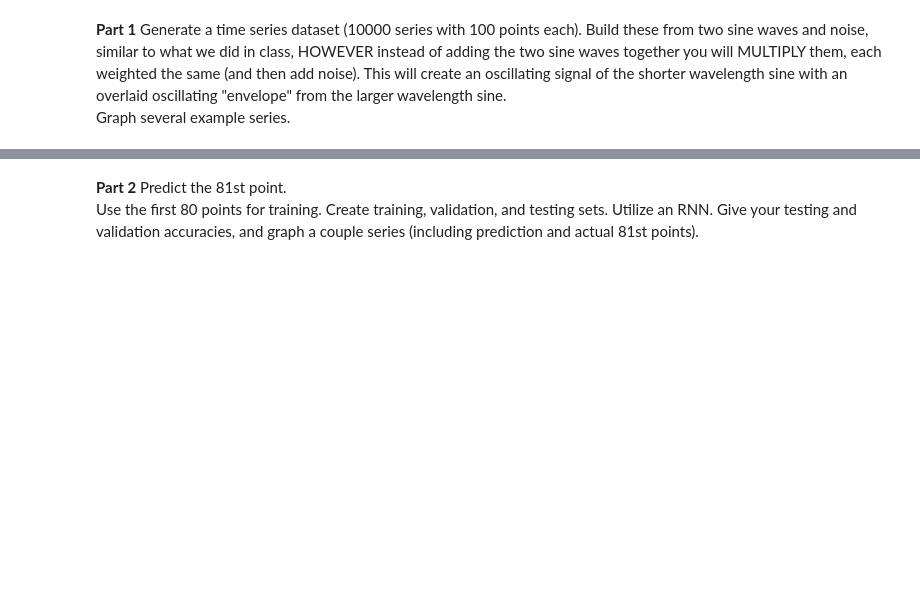
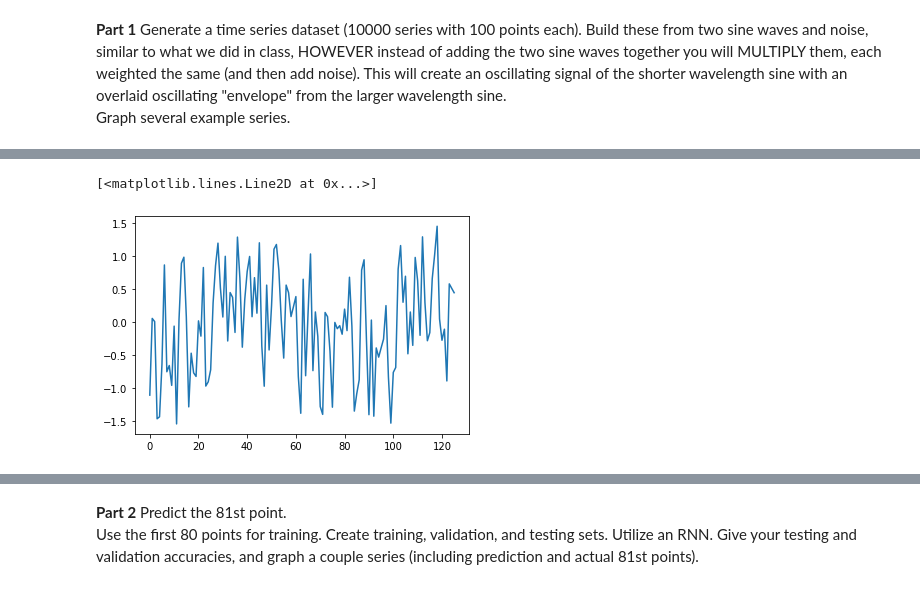
Before and after one commit to NeymanThomas/4499-Assignments, a Jupyter notebook: Homework-5/Homework_5.ipynb, the cells around one changed output, grey strips where cells are left out. Saved outputs shown, nothing was run; the diff lists cells and outputs as text; code cells hidden in the pictures; blank space fills up the shorter version.

```diff
--- a/Homework-5/Homework_5.ipynb
+++ b/Homework-5/Homework_5.ipynb
@@ -7,0 +82,5 @@ Graph several example series.
+# %%
+plt.plot(dataset[100])
+# %% [output]
+[<matplotlib.lines.Line2D at 0x...>]
+[figure, added]
```
Also changed, not shown: parts of 42 cells of this notebook, 2 other files.
